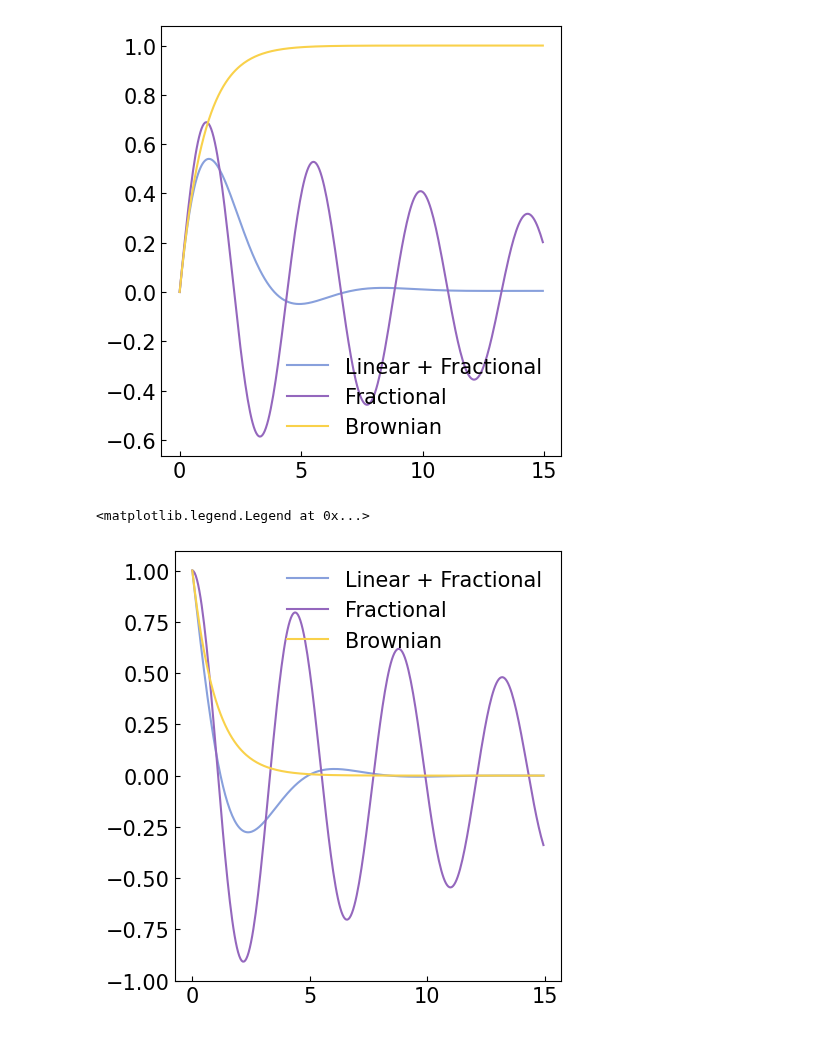
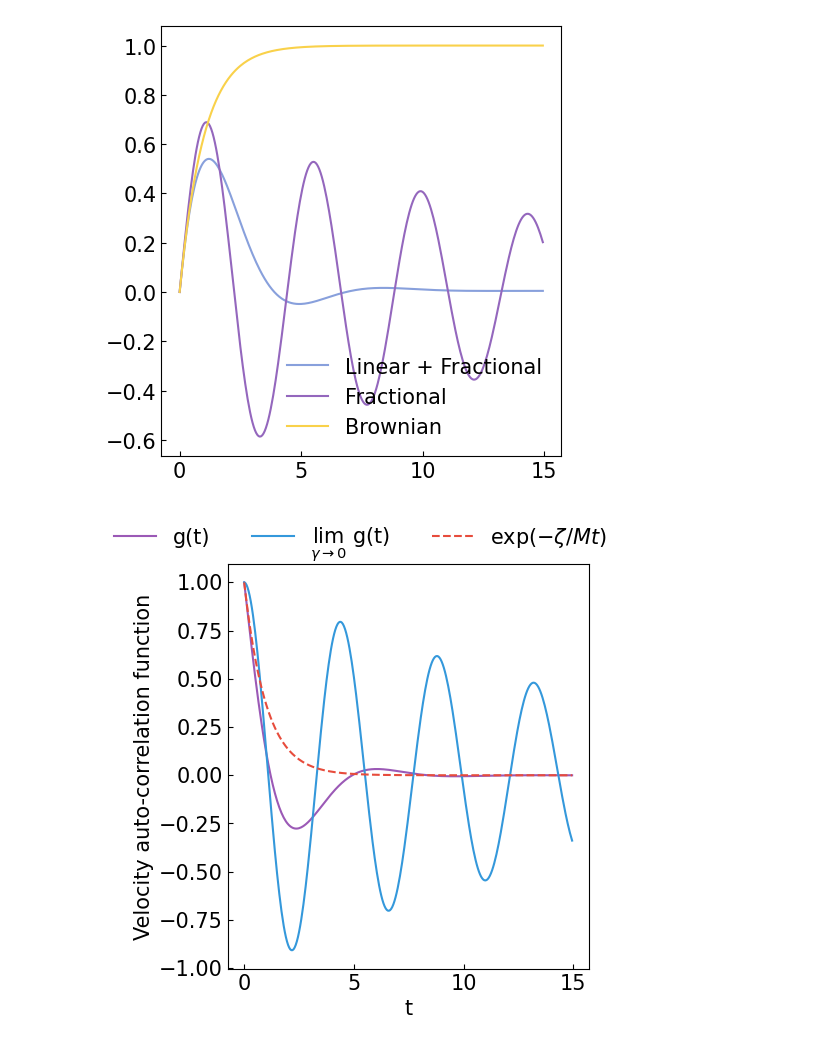
Before and after one commit to davidsantiagoquevedo/fractional-langevin-equations, a Jupyter notebook: analysis/inspect_fLe_rlaxation_functions.ipynb, the cells around one changed output. Saved outputs shown, nothing was run; the diff lists cells and outputs as text; code cells hidden in the pictures.

Commit message:
velocity autocorrelations

```diff
--- a/analysis/inspect_fLe_rlaxation_functions.ipynb
+++ b/analysis/inspect_fLe_rlaxation_functions.ipynb
@@ -123,11 +120,15 @@ ax.legend()
 [figure]
 # %%
 fig, ax = plt.subplots()
-ax.plot(eq1.t, eq1.corr_v, label = "Linear + Fractional")
-ax.plot(eq2.t, eq2.corr_v, label = "Fractional")
-ax.plot(brownian.t, corr_v_brownian(brownian), label = "Brownian")
+ax.plot(eq1.t, eq1.corr_v, label = "g(t)", color = "#9b59b6")
+ax.plot(eq2.t, eq2.corr_v, label = r"$\lim_{\gamma \rightarrow 0}}$ g(t)", color = "#3498db")
+ax.plot(brownian.t, corr_v_brownian(brownian), label = r"$\exp(-\zeta/Mt)$", color = "#e74c3c", ls = "--")
+ax.set_xlabel("t")
+ax.set_ylabel("Velocity auto-correlation function")
+handles, labels = ax.get_legend_handles_labels()
 
-ax.legend()
+fig.legend(handles, labels, bbox_to_anchor = (1.03, 1.07), ncol = 3)
+fig.tight_layout()
+fig.savefig("../outs/vacf.png", dpi = 100)
 # %% [output]
-<matplotlib.legend.Legend at 0x...>
-[figure, old version]
+[figure, new version]
```
Also changed, not shown: parts of 4 cells of this notebook, 1 other file.
